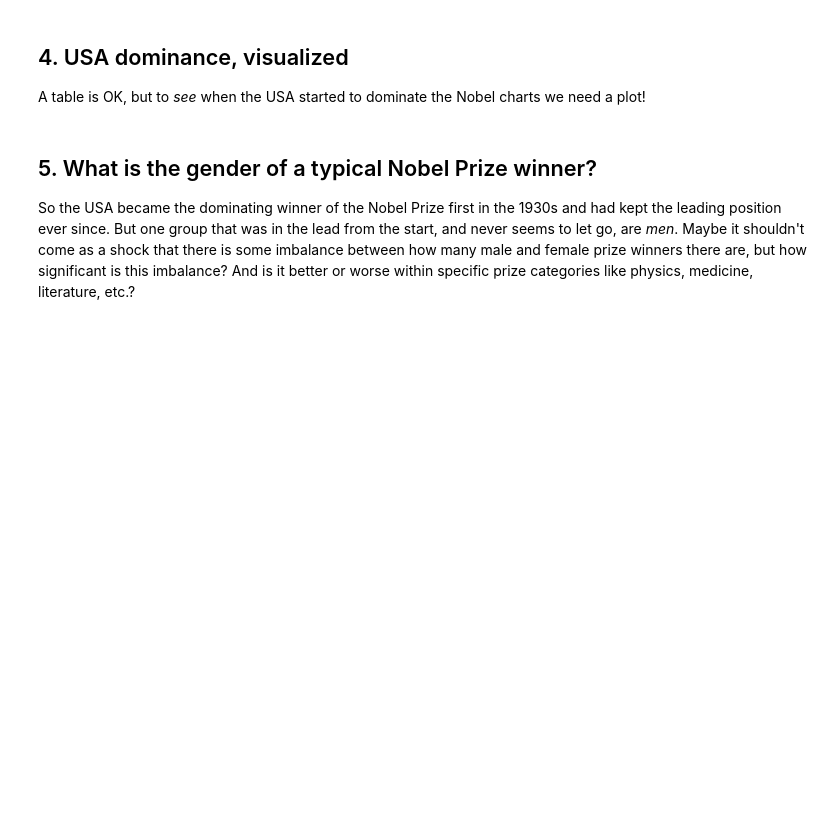
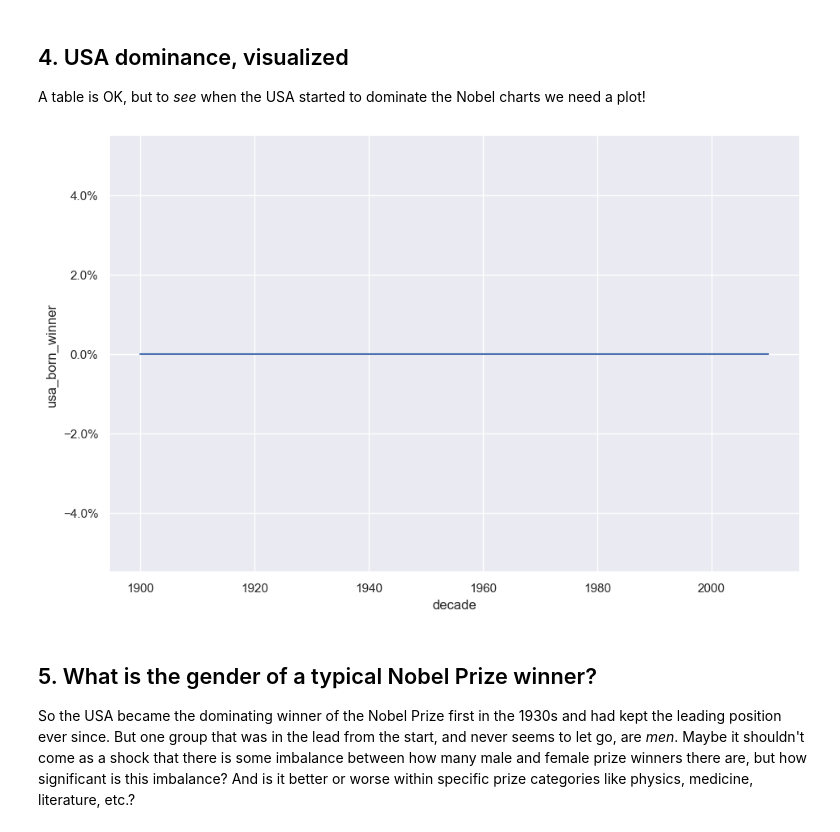
Before and after one commit to JeremyTallant/nobel_prize, a Jupyter notebook: nobel_laureates.ipynb, the cells around one changed output. Drawn from its saved outputs; the diff is of its cells as text; code cells hidden in the pictures; blank space fills up the shorter version.

```diff
--- a/nobel_laureates.ipynb
+++ b/nobel_laureates.ipynb
@@ -83,16 +83,18 @@ prop_usa_winners
 # %%
 # Setting the plotting theme
 sns.set()
 # and setting the size of all plots.
 import matplotlib.pyplot as plt
 plt.rcParams['figure.figsize'] = [11, 7]
 
 # Plotting USA born winners
-ax = ...
+ax = sns.lineplot(x='decade', y='usa_born_winner', data=prop_usa_winners)
 
 # Adding %-formatting to the y-axis
 from matplotlib.ticker import PercentFormatter
-# ... YOUR CODE FOR TASK 4 ...
+ax.yaxis.set_major_formatter(PercentFormatter(1.0))
+# %% [output]
+[figure, added]
 # %% [markdown]
 ## 5. What is the gender of a typical Nobel Prize winner?
 <p>So the USA became the dominating winner of the Nobel Prize first in the 1930s and had kept the leading position ever since. But one group that was in the lead from the start, and never seems to let go, are <em>men</em>. Maybe it shouldn't come as a shock that there is some imbalance between how many male and female prize winners there are, but how significant is this imbalance? And is it better or worse within specific prize categories like physics, medicine, literature, etc.?</p>
```
